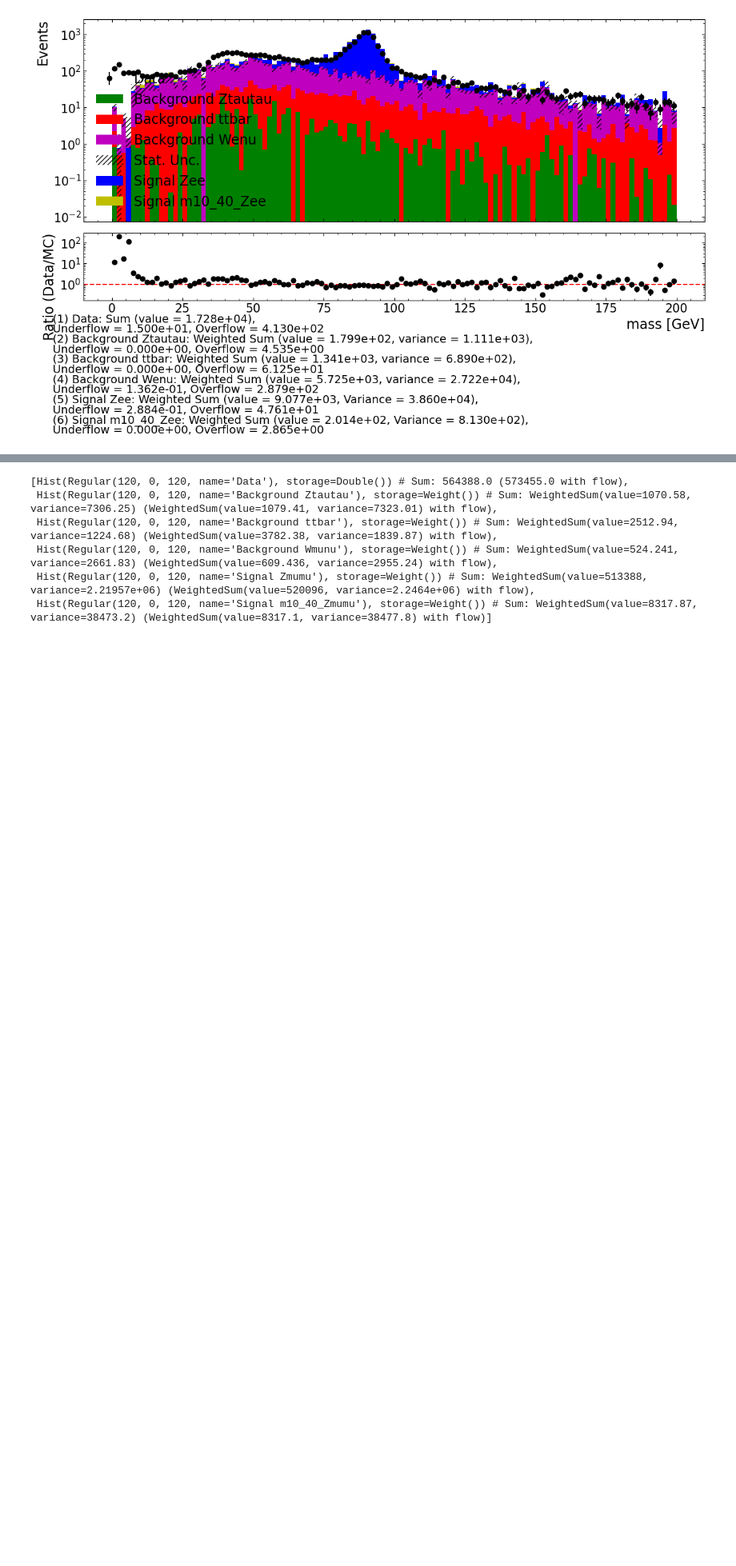
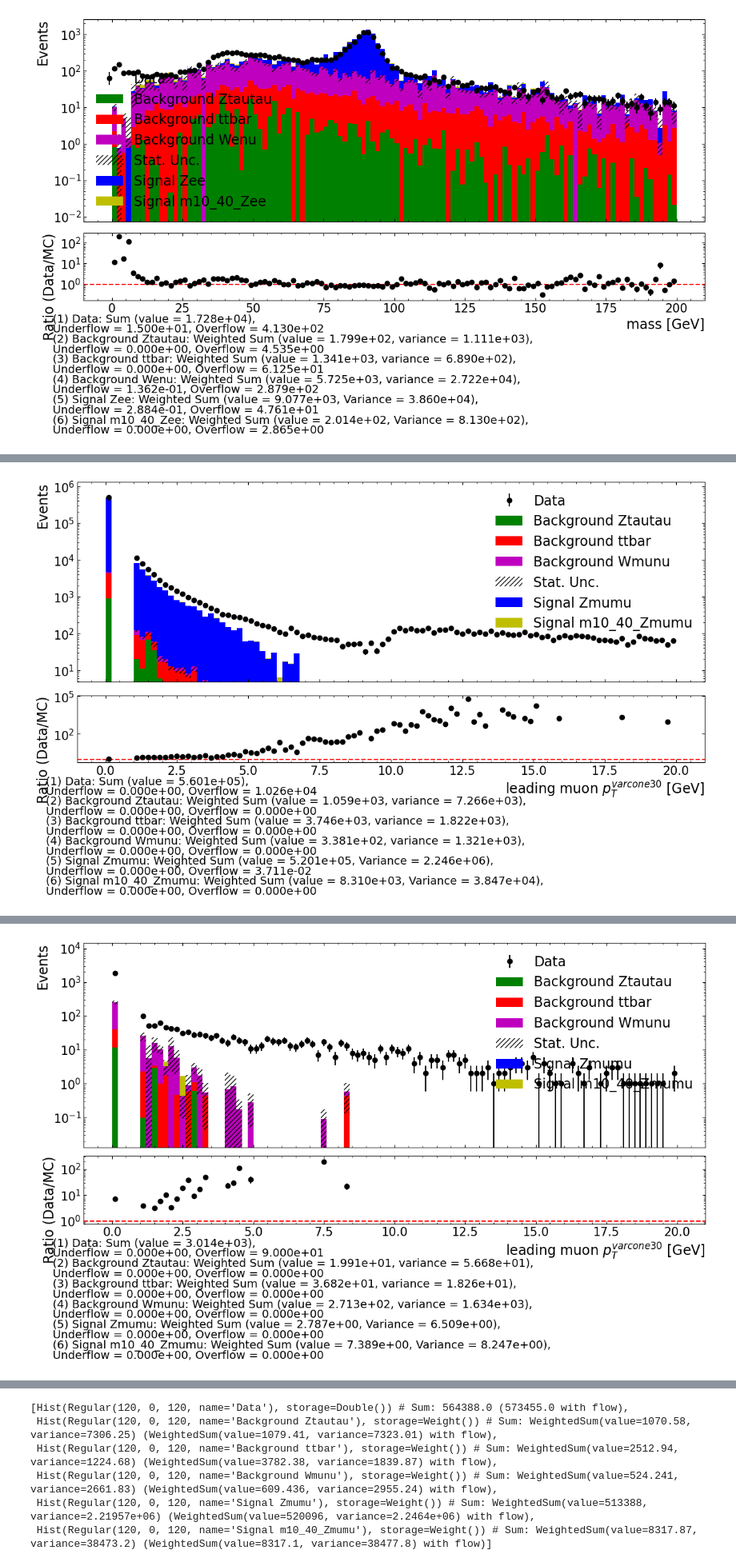
Before and after one commit to CanonicaliTY/ATLAS-Higgs-ZW, a Jupyter notebook: Analysis code/my-ATLAS-code/ATLAS-parquet/DilepLabNotebook.ipynb, the cells around one changed output, grey strips where cells are left out. Shown at 80% size. Saved outputs shown, nothing was run; the diff lists cells and outputs as text; code cells hidden in the pictures; blank space fills up the shorter version.

Commit message:
add plot of pt cone for u

```diff
--- a/Analysis code/my-ATLAS-code/ATLAS-parquet/DilepLabNotebook.ipynb
+++ b/Analysis code/my-ATLAS-code/ATLAS-parquet/DilepLabNotebook.ipynb
@@ -653,2 +716,21 @@ Elapsed time = 0.2s
 # %%
-## plot of pt cone for muon OS and SS
+# 选择要画的变量：第一个muon的 ptcone
+plot_variable = 'lep_ptvarcone30[0]'
+xmin, xmax = 0, 20
+num_bins = 100
+x_label = r'leading muon $p_{T}^{varcone30}$ [GeV]'
+
+# muon OS
+fig_mu_os_ptcone, hists_mu_os_ptcone = plot_stacked_hist(
+    plot_dict_mu_OS, plot_variable, color_list,
+    num_bins, xmin, xmax, x_label,
+    logy=True, show_text=True, residual_plot=True, save_fig=False
+)
+
+# muon SS
+fig_mu_ss_ptcone, hists_mu_ss_ptcone = plot_stacked_hist(
+    plot_dict_mu_SS, plot_variable, color_list,
+    num_bins, xmin, xmax, x_label,
+    logy=True, show_text=True, residual_plot=True, save_fig=False
+)
+# %% [output]
@@ -654,0 +738 @@ Elapsed time = 0.2s
+[figure, added]
@@ -655,3 +740,4 @@ Elapsed time = 0.2s
+[figure, added]
 # %% [markdown]
 ## Hist
 `Hist` objects can be used to inspect the histogram contents, including the bin values, variances (for MC datasets), and underflow/overflow bins.
```
Also changed, not shown: parts of 3 cells of this notebook.
